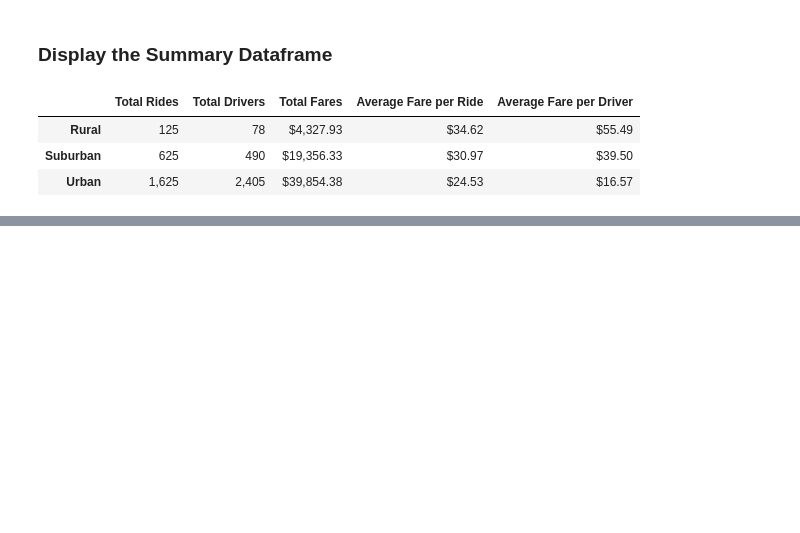
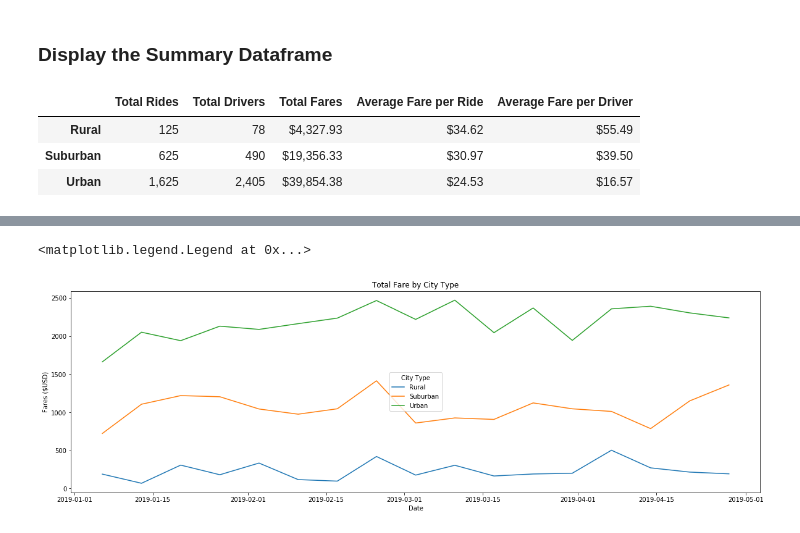
Before and after one commit to selkhayri/PyBer_Analysis, a Jupyter notebook: PyBer_challenge.ipynb, the cells around one changed output, grey strips where cells are left out. Drawn from its saved outputs; the diff is of its cells as text; code cells hidden in the pictures; blank space fills up the shorter version.

Commit message:
Multiple-Line Plot for the Sum of the Fares for Each City Type - WIP

```diff
--- a/PyBer_challenge.ipynb
+++ b/PyBer_challenge.ipynb
@@ -132,0 +176,3 @@ final_summary
+# %%
+city_type_fare_df.reset_index(inplace=True)
+city_type_fare_df
@@ -132,0 +195,4 @@ final_summary
+# %%
+city_type_fare_df = city_type_fare_df.pivot_table(values='Fare',index="Date",columns="City Type")
+# %%
+city_type_fare_df_slice = cp.copy(city_type_fare_df).loc['2019-01-01':'2019-04-28']
@@ -132,0 +218,2 @@ final_summary
+# %%
+resampled_df = city_type_fare_df_slice.resample('W').sum()
@@ -132,0 +242,13 @@ final_summary
+# %%
+figure,ax = plt.subplots(figsize=(20,6))
+
+
+ax.plot(resampled_df)
+ax.set_title("Total Fare by City Type")
+ax.set_ylabel("Fares ($USD)")
+ax.set_xlabel("Date")
+
+ax.legend(resampled_df.columns,title="City Type",loc="center")
+# %% [output]
+<matplotlib.legend.Legend at 0x...>
+[figure, added]
```
Also changed, not shown: parts of 13 cells of this notebook.
